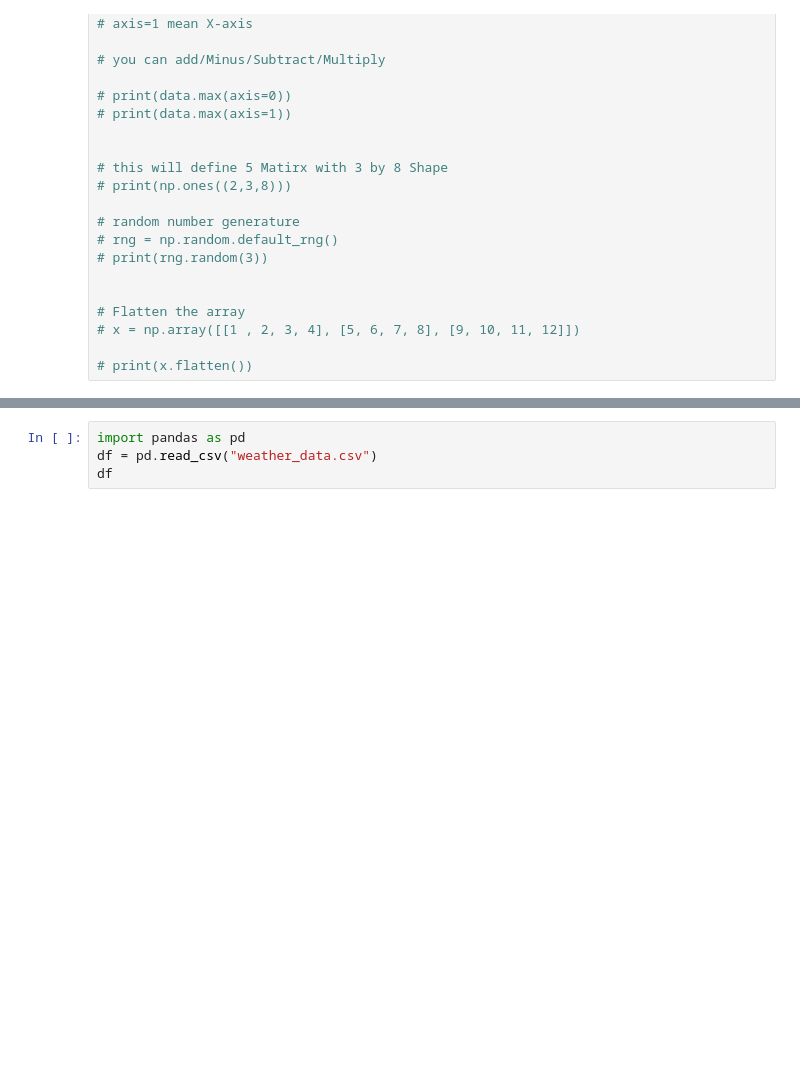
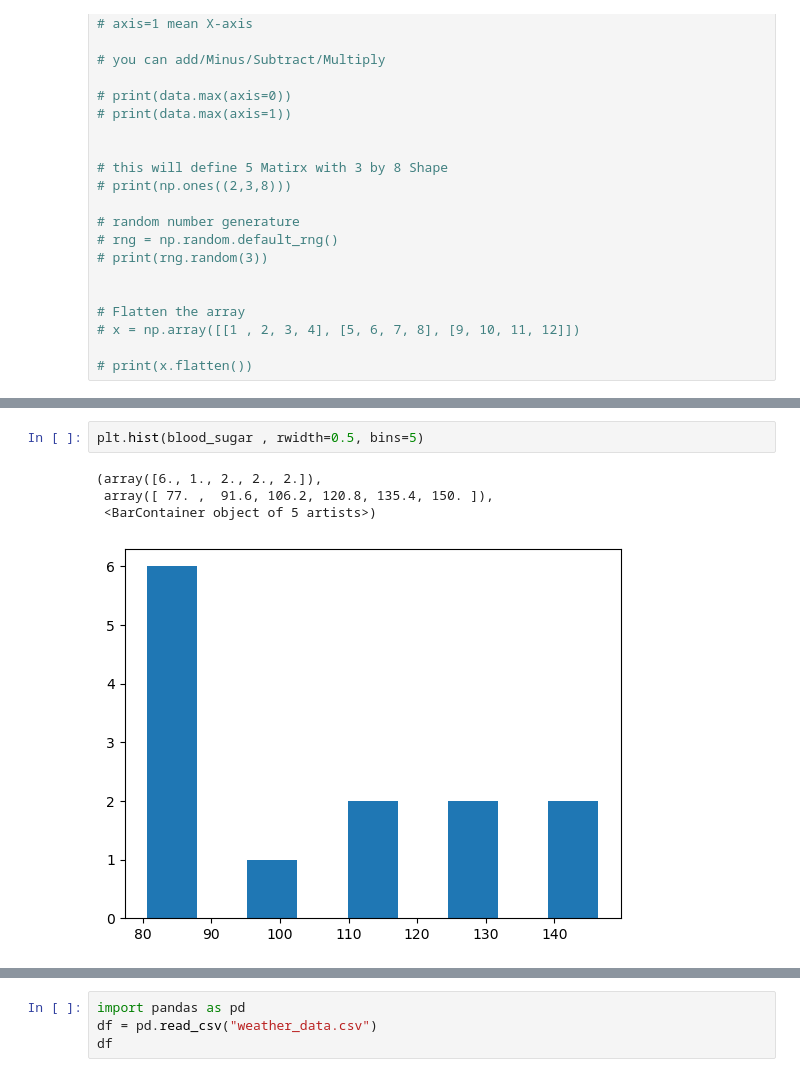
Before and after one commit to nomankhokhar/data_science_learning, a Jupyter notebook: main.ipynb, the cells around one changed output, grey strips where cells are left out. Cells and saved outputs as stored; diff of their text form; blank space fills up the shorter version.

```diff
--- a/main.ipynb
+++ b/main.ipynb
@@ -689,0 +705,7 @@ plt.
+# %%
+plt.hist(blood_sugar , rwidth=0.5, bins=5)
+# %% [output]
+(array([6., 1., 2., 2., 2.]),
+ array([ 77. ,  91.6, 106.2, 120.8, 135.4, 150. ]),
+ <BarContainer object of 5 artists>)
+[figure, added]
```
Also changed, not shown: parts of 35 cells of this notebook.
